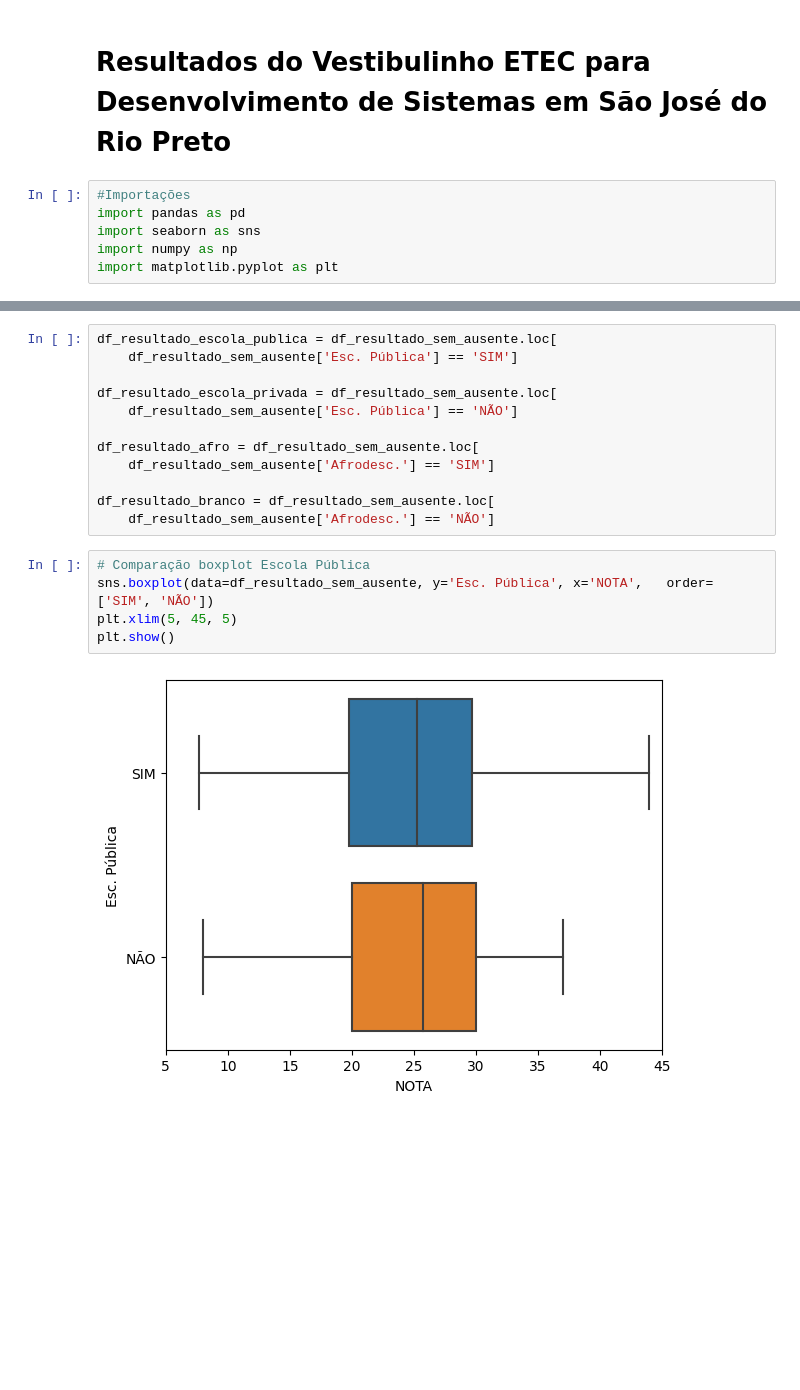
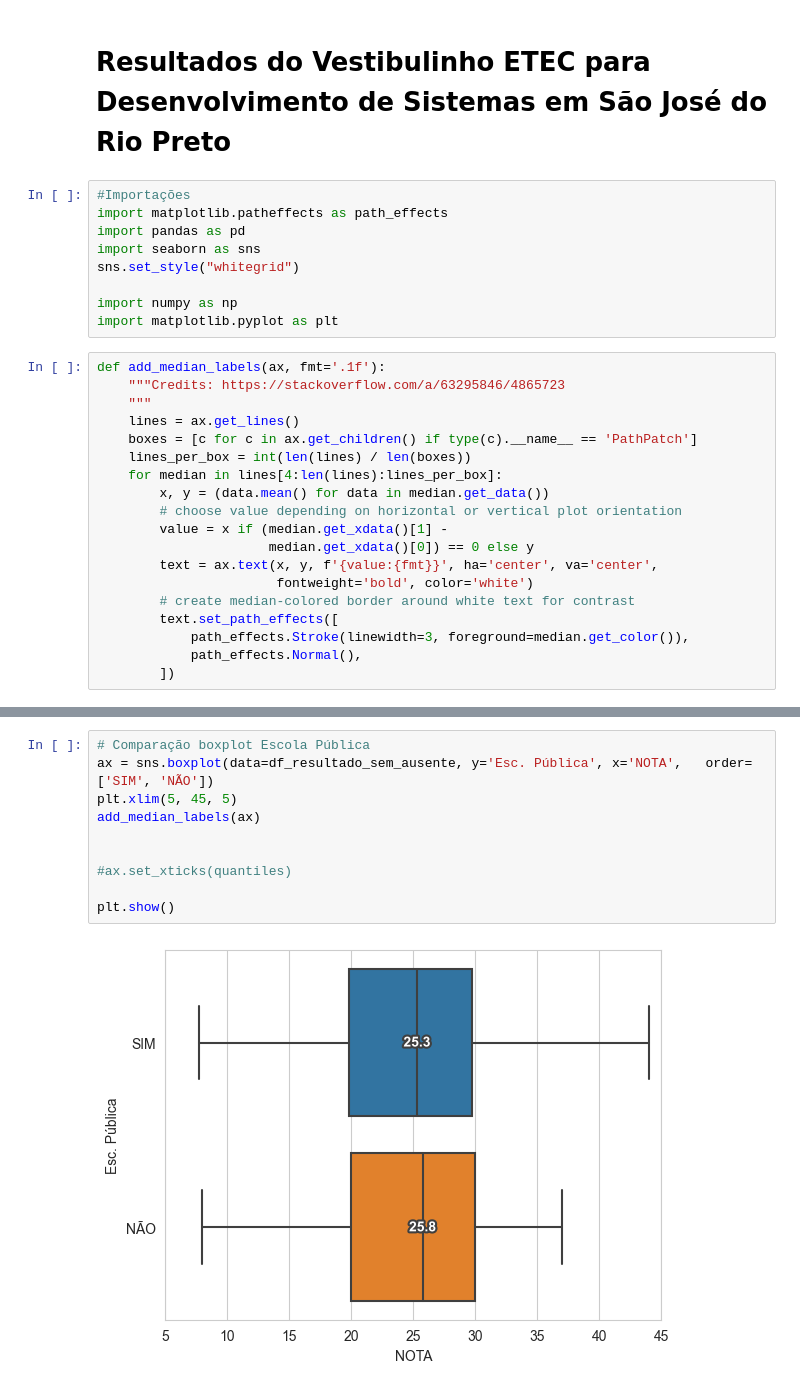
Before and after one commit to MirianGuerra/Resultado_ETEC, a Jupyter notebook: resultado_etec.ipynb, the cells around one changed output, grey strips where cells are left out. Cells and saved outputs as stored; diff of their text form; blank space fills up the shorter version.

```diff
--- a/resultado_etec.ipynb
+++ b/resultado_etec.ipynb
@@ -2,8 +2,30 @@
 # Resultados do Vestibulinho ETEC para Desenvolvimento de Sistemas em São José do Rio Preto
 # %%
 #Importações
+import matplotlib.patheffects as path_effects
 import pandas as pd
 import seaborn as sns
+sns.set_style("whitegrid")
+
 import numpy as np
 import matplotlib.pyplot as plt
+# %%
+def add_median_labels(ax, fmt='.1f'):
+    """Credits: https://stackoverflow.com/a/63295846/4865723
+    """
+    lines = ax.get_lines()
+    boxes = [c for c in ax.get_children() if type(c).__name__ == 'PathPatch']
+    lines_per_box = int(len(lines) / len(boxes))
+    for median in lines[4:len(lines):lines_per_box]:
+        x, y = (data.mean() for data in median.get_data())
+        # choose value depending on horizontal or vertical plot orientation
+        value = x if (median.get_xdata()[1] -
+                      median.get_xdata()[0]) == 0 else y
+        text = ax.text(x, y, f'{value:{fmt}}', ha='center', va='center',
+                       fontweight='bold', color='white')
+        # create median-colored border around white text for contrast
+        text.set_path_effects([
+            path_effects.Stroke(linewidth=3, foreground=median.get_color()),
+            path_effects.Normal(),
+        ])
 # %%
@@ -73,19 +99,12 @@ plt.show()
-# %%
-df_resultado_escola_publica = df_resultado_sem_ausente.loc[
-    df_resultado_sem_ausente['Esc. Pública'] == 'SIM']
-
-df_resultado_escola_privada = df_resultado_sem_ausente.loc[
-    df_resultado_sem_ausente['Esc. Pública'] == 'NÃO']
-
-df_resultado_afro = df_resultado_sem_ausente.loc[
-    df_resultado_sem_ausente['Afrodesc.'] == 'SIM']
-
-df_resultado_branco = df_resultado_sem_ausente.loc[
-    df_resultado_sem_ausente['Afrodesc.'] == 'NÃO']
 # %%
 # Comparação boxplot Escola Pública
-sns.boxplot(data=df_resultado_sem_ausente, y='Esc. Pública', x='NOTA',   order=['SIM', 'NÃO'])
+ax = sns.boxplot(data=df_resultado_sem_ausente, y='Esc. Pública', x='NOTA',   order=['SIM', 'NÃO'])
 plt.xlim(5, 45, 5)
+add_median_labels(ax)
+
+
+#ax.set_xticks(quantiles)
+
 plt.show()
 # %% [output]
-[figure, old version]
+[figure, new version]
```
Also changed, not shown: parts of 9 cells of this notebook.
